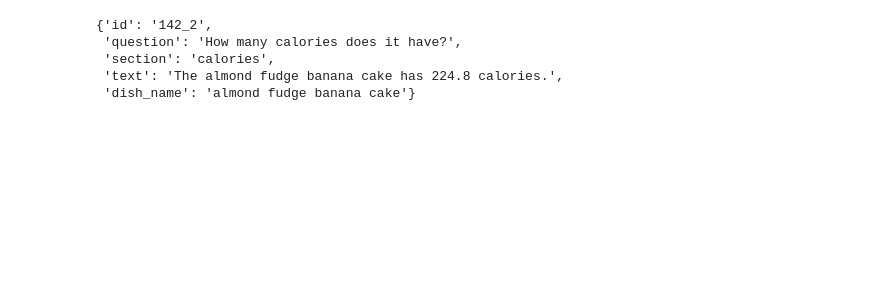
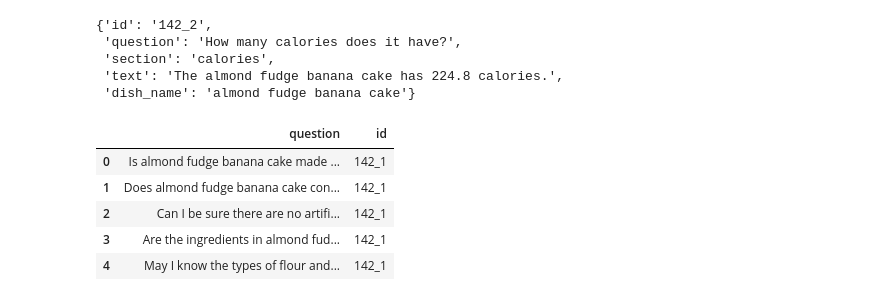
Before and after one commit to Abhisheknakka/AI-Restaurent-Chat-bot, a Jupyter notebook: notebooks/min_search_text_evaluation.ipynb, the cells around one changed output. Cells and saved outputs as stored; diff of their text form; code cells hidden in the pictures; blank space fills up the shorter version.

```diff
--- a/notebooks/min_search_text_evaluation.ipynb
+++ b/notebooks/min_search_text_evaluation.ipynb
@@ -138,6 +140,15 @@ def minsearch_search(query):
     )
 
     return results
+# %%
+ground_df.head()
+# %% [output]
+|  | question | id |
+| 0 | Is almond fudge banana cake made ... | 142_1 |
+| 1 | Does almond fudge banana cake con... | 142_1 |
+| 2 | Can I be sure there are no artifi... | 142_1 |
+| 3 | Are the ingredients in almond fud... | 142_1 |
+| 4 | May I know the types of flour and... | 142_1 |
 # %%
 def evaluate(ground_truth, search_function):
     relevance_total = []
```
Also changed, not shown: parts of 47 cells of this notebook, 6 other files.
